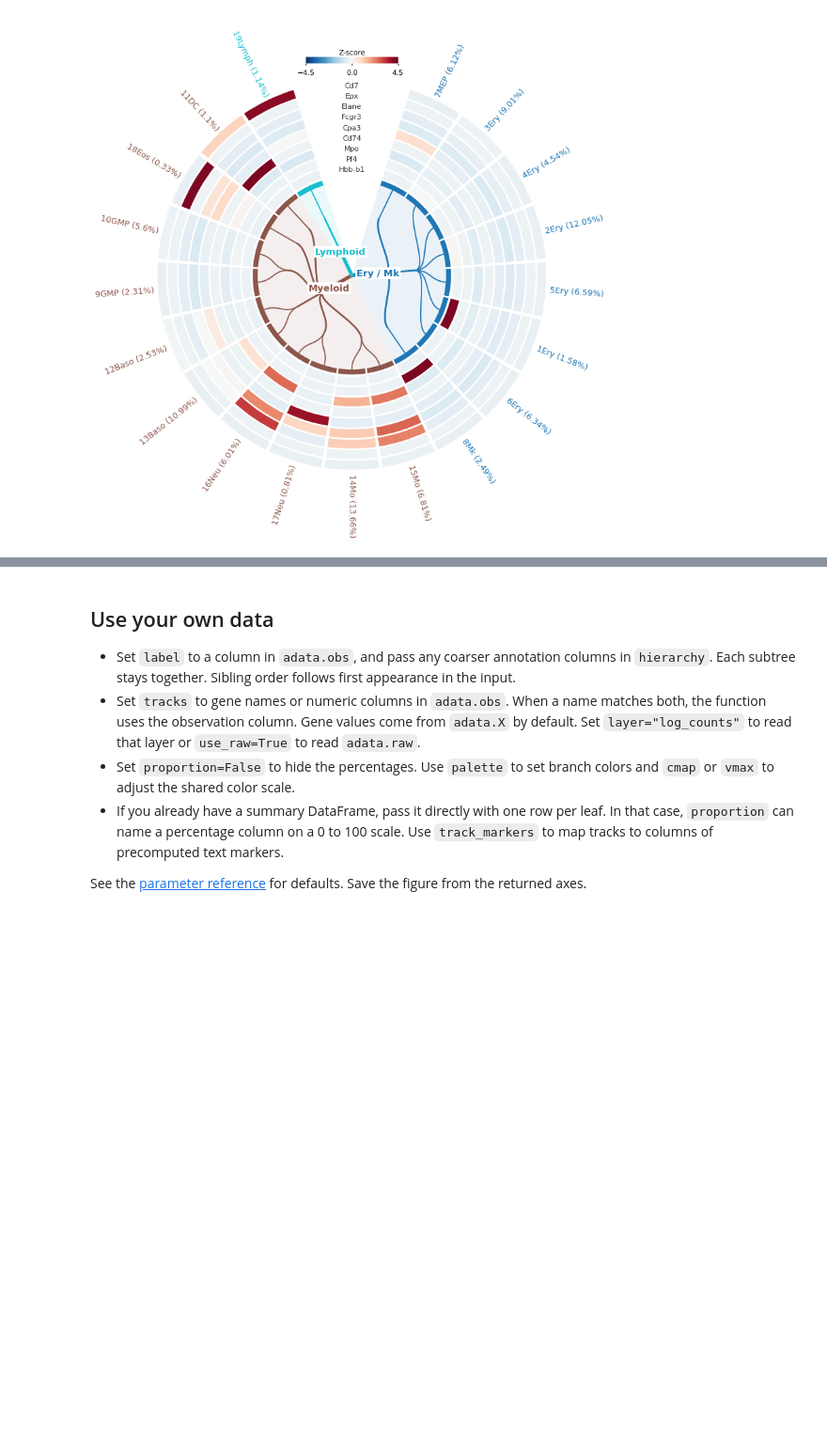
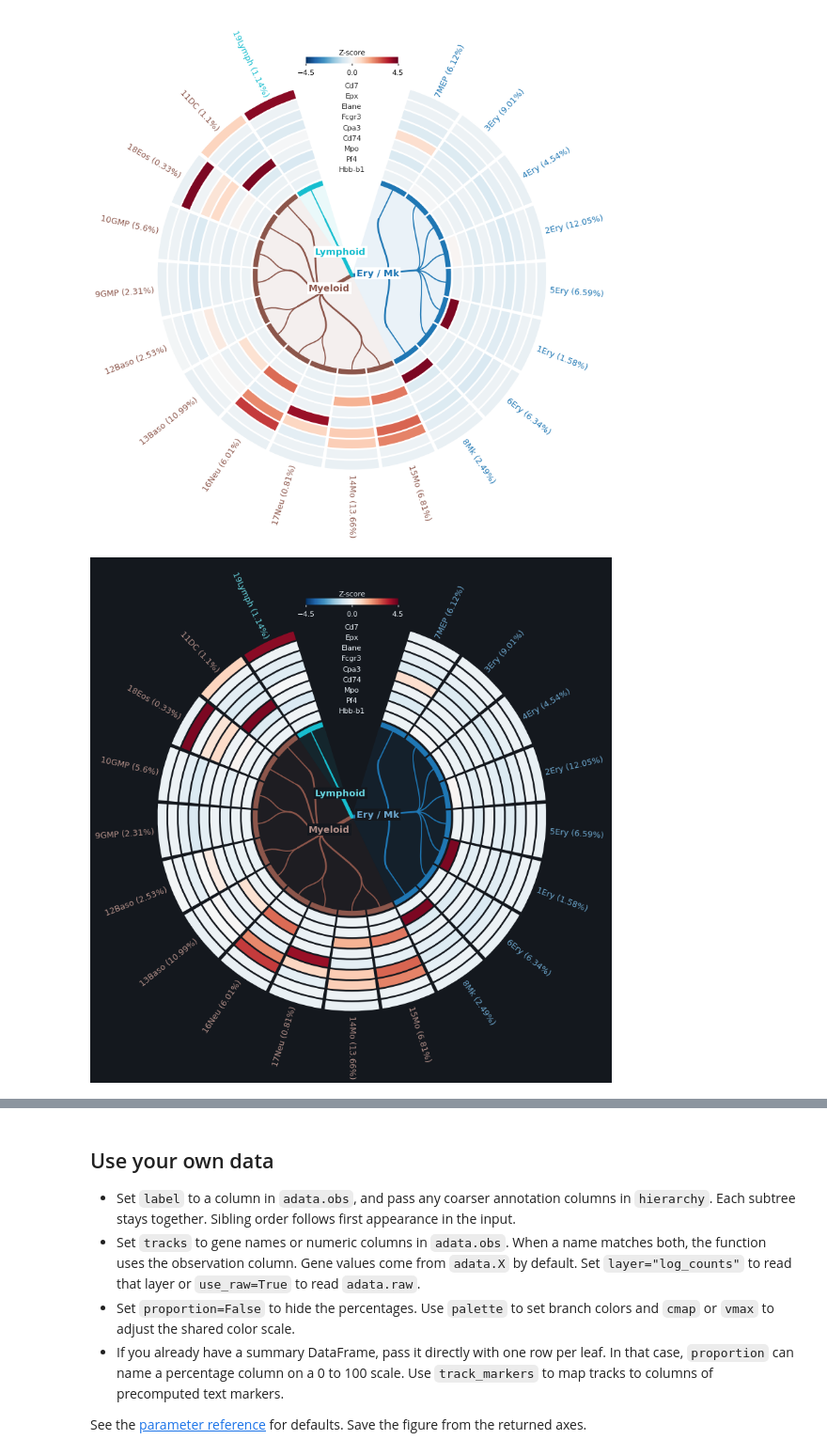
Before and after one commit to omicverse/omicverse-tutorials, a Jupyter notebook: docs/Tutorials-plotting/t_celltype_tree.ipynb, the cells around one changed output, grey strips where cells are left out. Shown at 94% size. Drawn from its saved outputs; the diff is of its cells as text; code cells hidden in the pictures; blank space fills up the shorter version.

Commit message:
docs(pl): match celltype tree figures to the site theme

```diff
--- a/docs/Tutorials-plotting/t_celltype_tree.ipynb
+++ b/docs/Tutorials-plotting/t_celltype_tree.ipynb
@@ -50,5 +50,46 @@ ax.figure.subplots_adjust(left=0.025, right=0.975, bottom=0.025, top=0.975)
 ax.figure
 # %% [output]
 [figure]
+# %%
+from copy import deepcopy
+from io import BytesIO
+
+from IPython.display import Image, display
+from matplotlib.colors import to_rgb
+
+
+def _dark_tree(ax):
+    dark = deepcopy(ax)
+    background = "#14181e"
+    foreground = "#e6edf3"
+    dark.figure.set_facecolor(background)
+    dark.set_facecolor(background)
+
+    for text in dark.texts:
+        color = to_rgb(text.get_color())
+        text.set_color(foreground if color == to_rgb("#333333") else tuple(
+            0.65 * channel + 0.35 for channel in color
+        ))
+        if (box := text.get_bbox_patch()) is not None:
+            box.set_facecolor(background)
+
+    for scale in dark.child_axes:
+        scale.set_facecolor(background)
+        scale.tick_params(colors=foreground)
+        scale.title.set_color(foreground)
+
+    return dark
+
+
+def _display_dark_tree(ax, *, dpi, pad):
+    dark = _dark_tree(ax)
+    with BytesIO() as image:
+        dark.figure.savefig(image, format="png", dpi=dpi, bbox_inches="tight", pad_inches=pad)
+        display(Image(data=image.getvalue()))
+
+
+_display_dark_tree(ax, dpi=115, pad=0.06)
+# %% [output]
+[figure, added]
 # %% [markdown]
 The default branch colors identify the broad groups. The tracks use the default `RdBu_r` color map. Read the gene tracks from the inside out in the order of `genes`. With `standardize=True`, each gene's cluster means are converted to z-scores across the 19 leaves. Red marks an above-average cluster mean for that gene, blue marks a below-average mean, and gray marks a missing value. The cluster labels include percentages of the 2,730 cells. For example, `8Mk` has the highest `Pf4` score on the second track, and `19Lymph` has the highest `Cd7` score on the outermost track.
```
Also changed, not shown: parts of 2 cells of this notebook, 1 other file.
